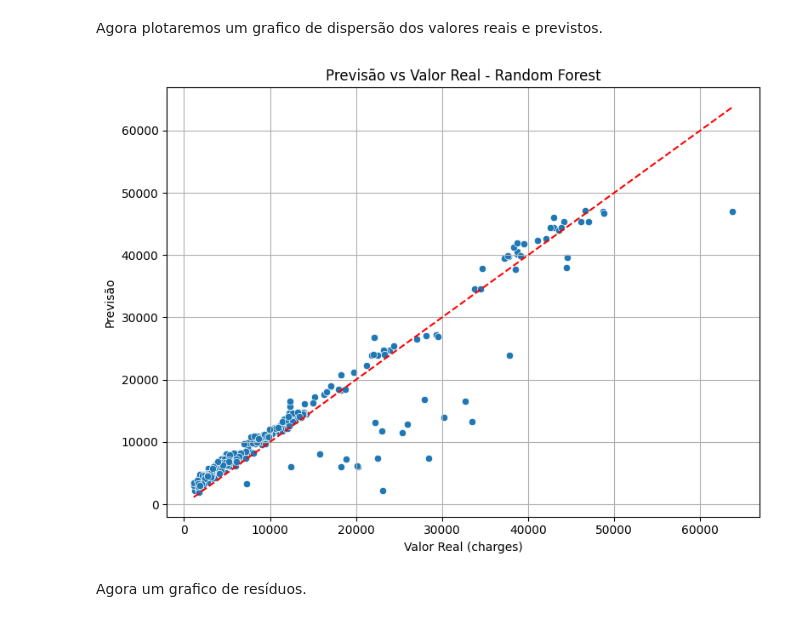
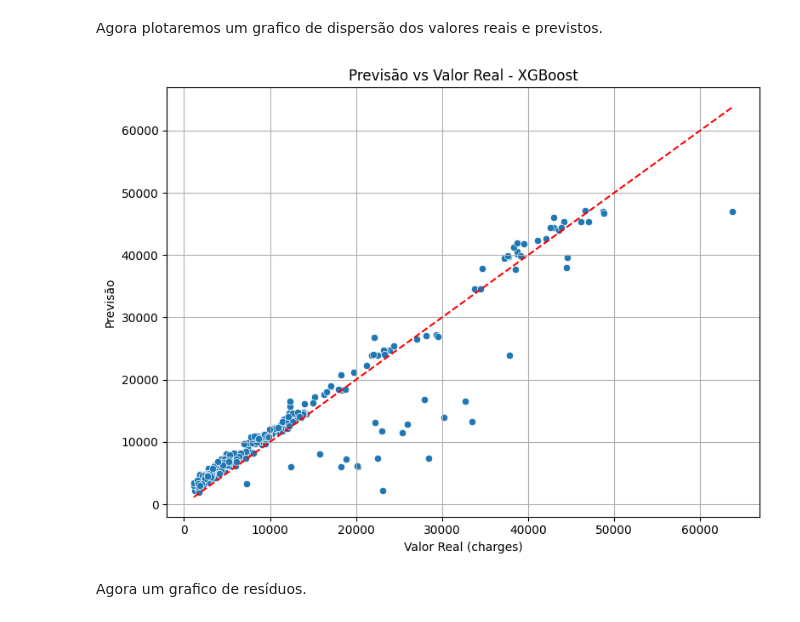
Before and after one commit to danielmestre98/tech-challenge-01, a Jupyter notebook: custos_medicos.ipynb, the cells around one changed output. Drawn from its saved outputs; the diff is of its cells as text; code cells hidden in the pictures.

```diff
--- a/custos_medicos.ipynb
+++ b/custos_medicos.ipynb
@@ -344,16 +344,16 @@ Agora plotaremos um grafico de dispersão dos valores reais e previstos.
 # %%
 # Gráfico: Previsão vs Valor Real
 plt.figure(figsize=(8, 6))
 sns.scatterplot(x=y_test, y=y_pred)
 plt.plot([y_test.min(), y_test.max()], [y_test.min(), y_test.max()], '--r')
 plt.xlabel('Valor Real (charges)')
 plt.ylabel('Previsão')
-plt.title('Previsão vs Valor Real - Random Forest')
+plt.title('Previsão vs Valor Real - XGBoost')
 plt.grid(True)
 plt.tight_layout()
 plt.show()
 # %% [output]
-[figure, old version]
+[figure, new version]
 # %% [markdown]
 Agora um grafico de resíduos.
 # %%
```
Also changed, not shown: parts of 1 cell of this notebook.
